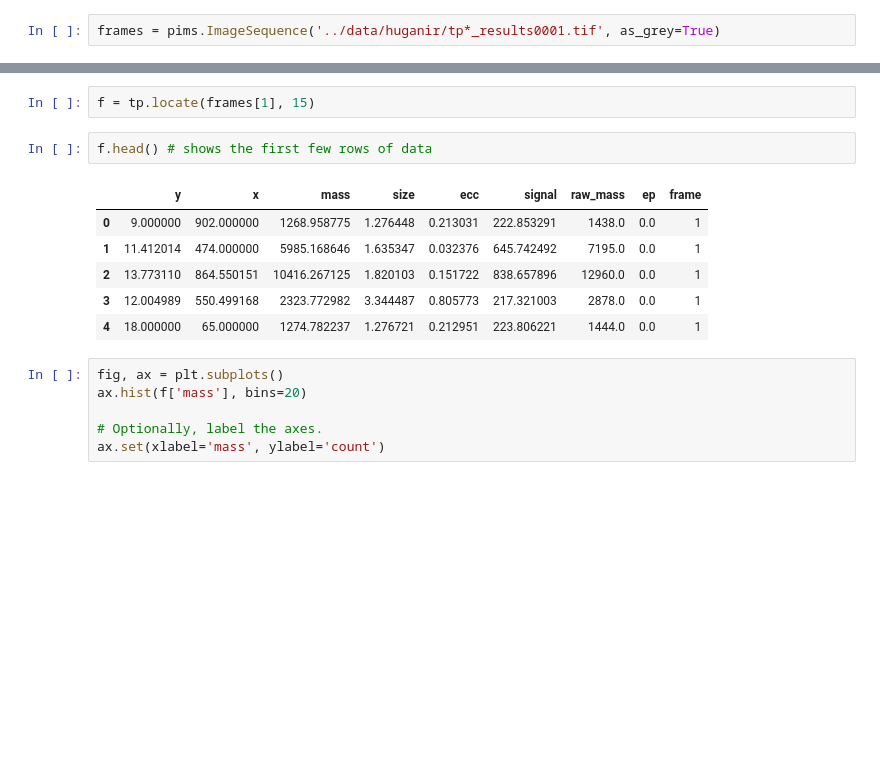
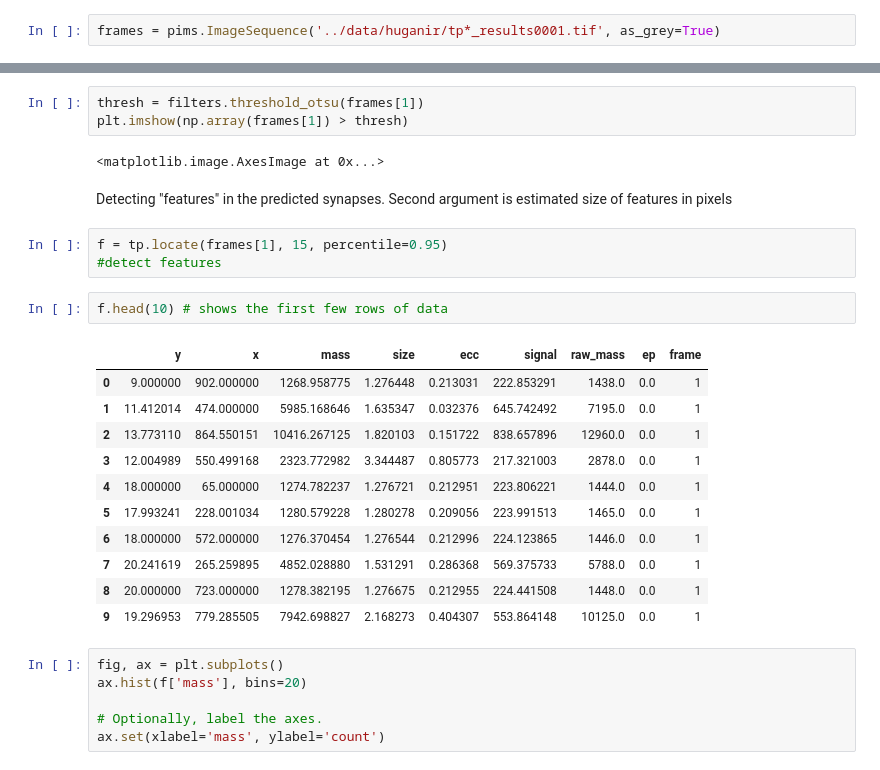
Before and after one commit to NeuroDataDesign/LIDS, a Jupyter notebook: tracking/notebooks/tracking.ipynb, the cells around one changed output, grey strips where cells are left out. Cells and saved outputs as stored; diff of their text form; blank space fills up the shorter version.

```diff
--- a/tracking/notebooks/tracking.ipynb
+++ b/tracking/notebooks/tracking.ipynb
@@ -55,14 +45,27 @@ Frame([[0, 0, 0, ..., 0, 0, 0],
+# %%
+thresh = filters.threshold_otsu(frames[1])
+plt.imshow(np.array(frames[1]) > thresh)
+# %% [output]
+<matplotlib.image.AxesImage at 0x...>
+# %% [markdown]
+Detecting "features" in the predicted synapses. Second argument is estimated size of features in pixels
 # %%
-f = tp.locate(frames[1], 15)
+f = tp.locate(frames[1], 15, percentile=0.95)
+#detect features
 # %%
-f.head() # shows the first few rows of data
+f.head(10) # shows the first few rows of data
 # %% [output]
 |  | y | x | mass | size | ecc | signal | raw_mass | ep | frame |
 | 0 | 9.000000 | 902.000000 | 1268.958775 | 1.276448 | 0.213031 | 222.853291 | 1438.0 | 0.0 | 1 |
 | 1 | 11.412014 | 474.000000 | 5985.168646 | 1.635347 | 0.032376 | 645.742492 | 7195.0 | 0.0 | 1 |
 | 2 | 13.773110 | 864.550151 | 10416.267125 | 1.820103 | 0.151722 | 838.657896 | 12960.0 | 0.0 | 1 |
 | 3 | 12.004989 | 550.499168 | 2323.772982 | 3.344487 | 0.805773 | 217.321003 | 2878.0 | 0.0 | 1 |
 | 4 | 18.000000 | 65.000000 | 1274.782237 | 1.276721 | 0.212951 | 223.806221 | 1444.0 | 0.0 | 1 |
+| 5 | 17.993241 | 228.001034 | 1280.579228 | 1.280278 | 0.209056 | 223.991513 | 1465.0 | 0.0 | 1 |
+| 6 | 18.000000 | 572.000000 | 1276.370454 | 1.276544 | 0.212996 | 224.123865 | 1446.0 | 0.0 | 1 |
+| 7 | 20.241619 | 265.259895 | 4852.028880 | 1.531291 | 0.286368 | 569.375733 | 5788.0 | 0.0 | 1 |
+| 8 | 20.000000 | 723.000000 | 1278.382195 | 1.276675 | 0.212955 | 224.441508 | 1448.0 | 0.0 | 1 |
+| 9 | 19.296953 | 779.285505 | 7942.698827 | 2.168273 | 0.404307 | 553.864148 | 10125.0 | 0.0 | 1 |
 # %%
 fig, ax = plt.subplots()
 ax.hist(f['mass'], bins=20)
```
Also changed, not shown: parts of 21 cells of this notebook.
